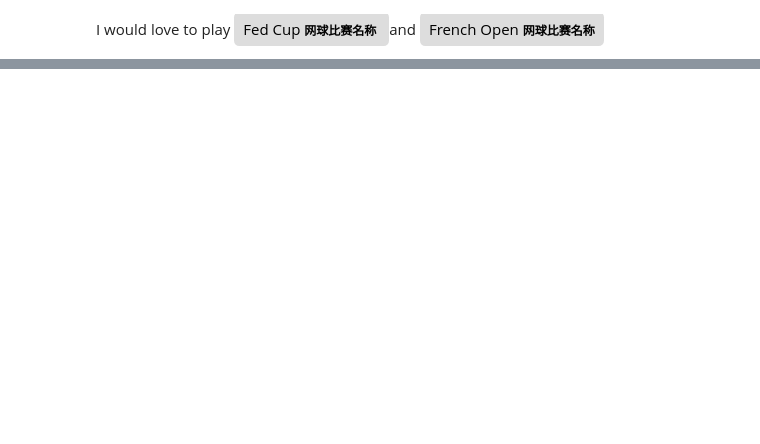
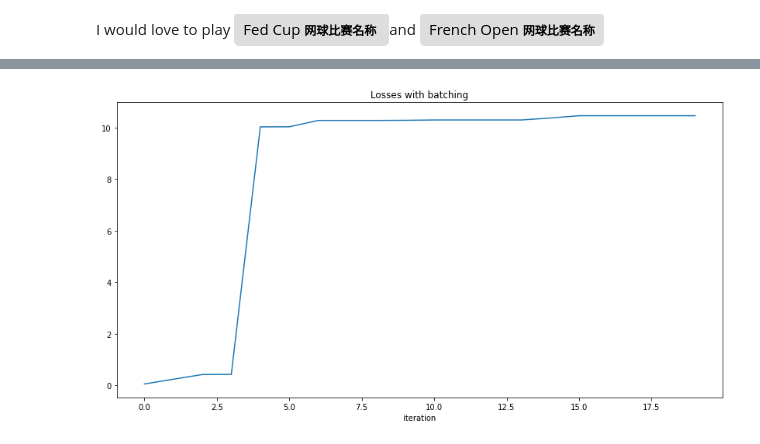
Before and after one commit to vansheer/capstone, a Jupyter notebook: 4 - train_model.ipynb, the cells around one changed output, grey strips where cells are left out. Cells and saved outputs as stored; diff of their text form; code cells hidden in the pictures; blank space fills up the shorter version.

```diff
--- a/4 - train_model.ipynb
+++ b/4 - train_model.ipynb
@@ -73,15 +72,0 @@ from spacy.util import minibatch, compounding
-# %%
-loss8 = []
-for i in range(8):
-  # losses2 = {}
-  batches = minibatch(train, size=compounding(4.0, 28.0, 1.001))
-  for batch in batches:
-    texts, annotations = zip(*batch)
-    nlp.update(
-        texts,
-        annotations,
-        drop=.4,
-        losses=losses
-    )
-  loss8.append(losses['ner'])
-  print(f'Losses at iteration {i} - {dt.datetime.now()}', losses.values)
@@ -113,0 +85,18 @@ nlp.to_disk('models/nlp_ner1')
+# %%
+nlp2 = create_blank_nlp(train_data=train)
+optimizer = nlp2.begin_training()
+# %%
+loss8 = []
+for i in range(20):
+  # losses2 = {}
+  batches = minibatch(train, size=compounding(4.0, 28.0, 1.001))
+  for batch in batches:
+    texts, annotations = zip(*batch)
+    nlp2.update(
+        texts,
+        annotations,
+        drop=.4,
+        losses=losses
+    )
+  loss8.append(losses['ner'])
+  print(f'Losses at iteration {i} - {dt.datetime.now()}', losses)
@@ -113,0 +124,8 @@ nlp.to_disk('models/nlp_ner1')
+# %%
+plt.figure(figsize=(14, 7))
+plt.plot(loss8)
+plt.xlabel('iteration')
+plt.title('Losses with batching');
+plt.savefig('assets/loss_batching.png')
+# %% [output]
+[figure, added]
```
Also changed, not shown: parts of 14 cells of this notebook, 2 other files.
